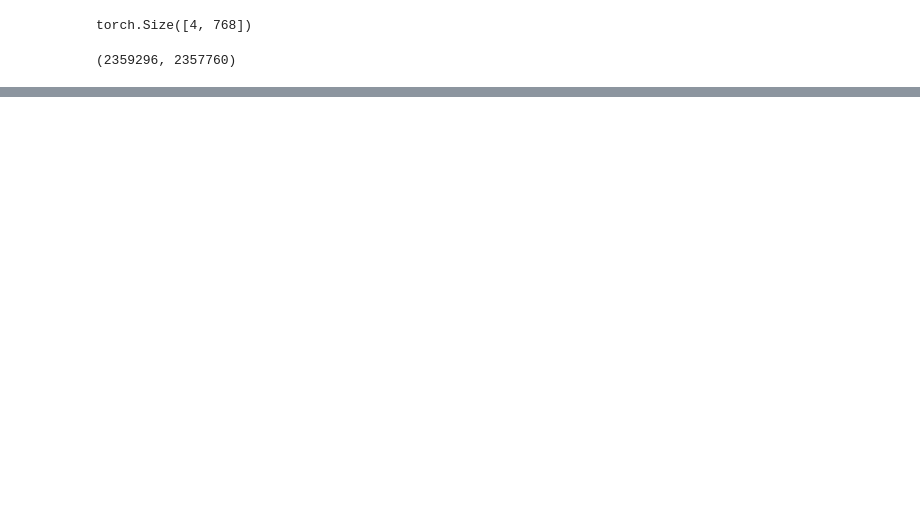
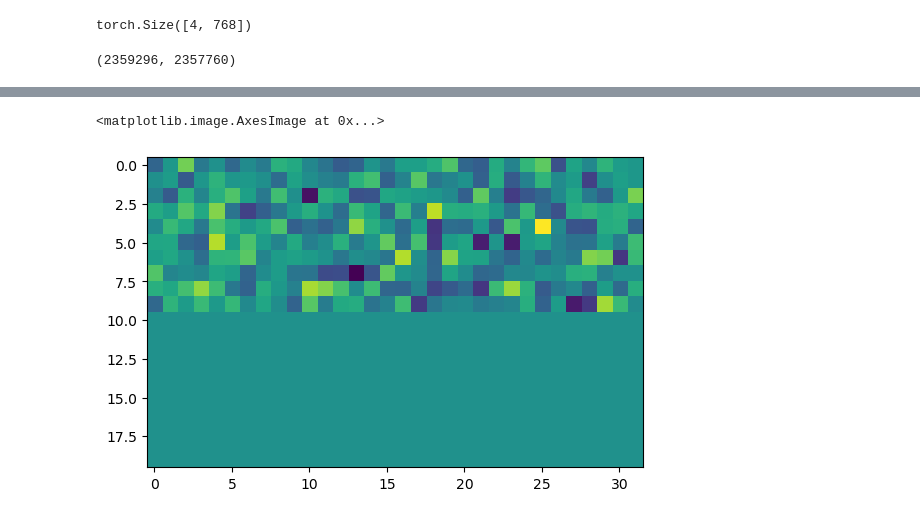
Before and after one commit to alxndrTL/modded-nanogpt, a Jupyter notebook: test_tokenformer.ipynb, the cells around one changed output, grey strips where cells are left out. Saved outputs shown, nothing was run; the diff lists cells and outputs as text; code cells hidden in the pictures; blank space fills up the shorter version.

```diff
--- a/test_tokenformer.ipynb
+++ b/test_tokenformer.ipynb
@@ -43,0 +111,5 @@ d1*d2, sum(p.numel() for p in pattention.parameters())
+# %%
+plt.imshow(model2.fc_1.k.data)
+# %% [output]
+<matplotlib.image.AxesImage at 0x...>
+[figure, added]
```
Also changed, not shown: parts of 9 cells of this notebook, 2 other files.
